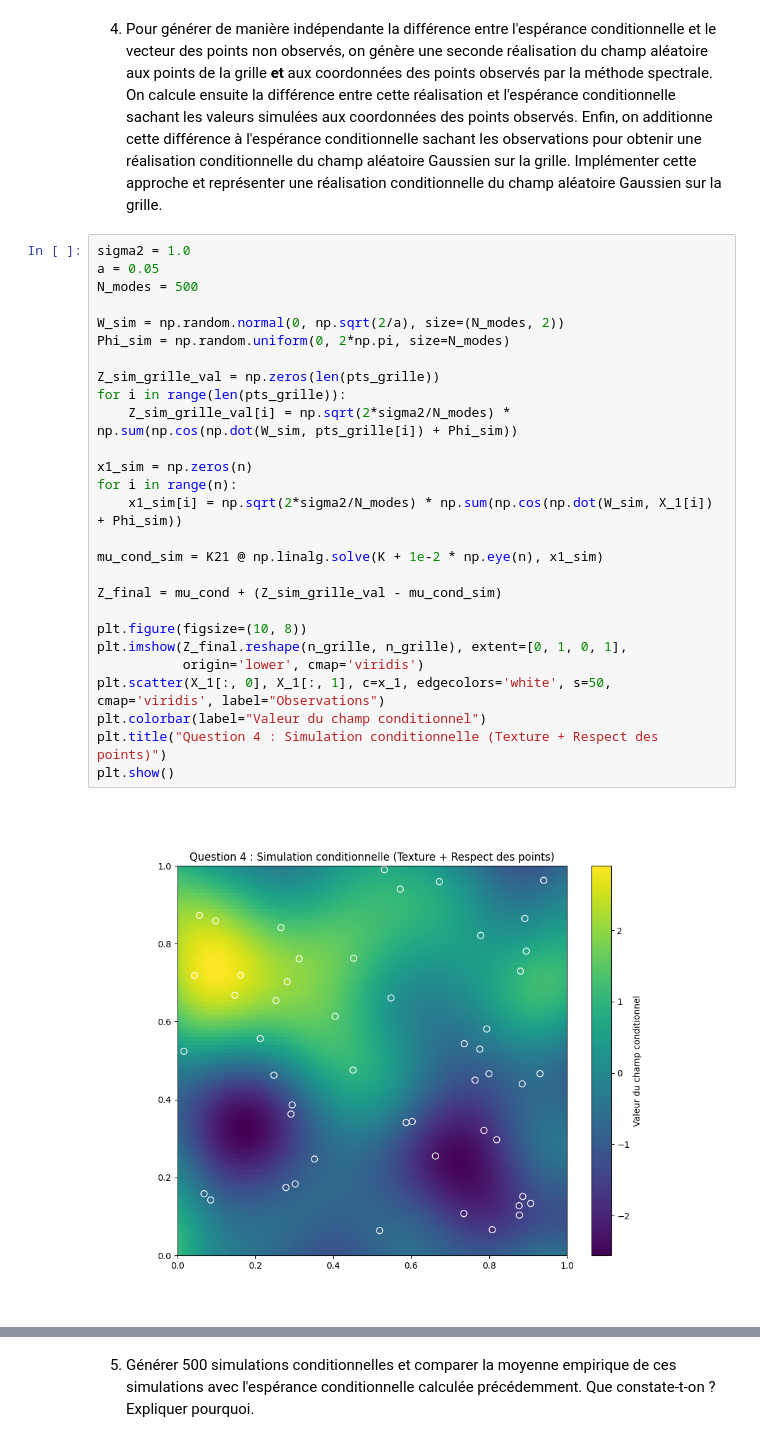
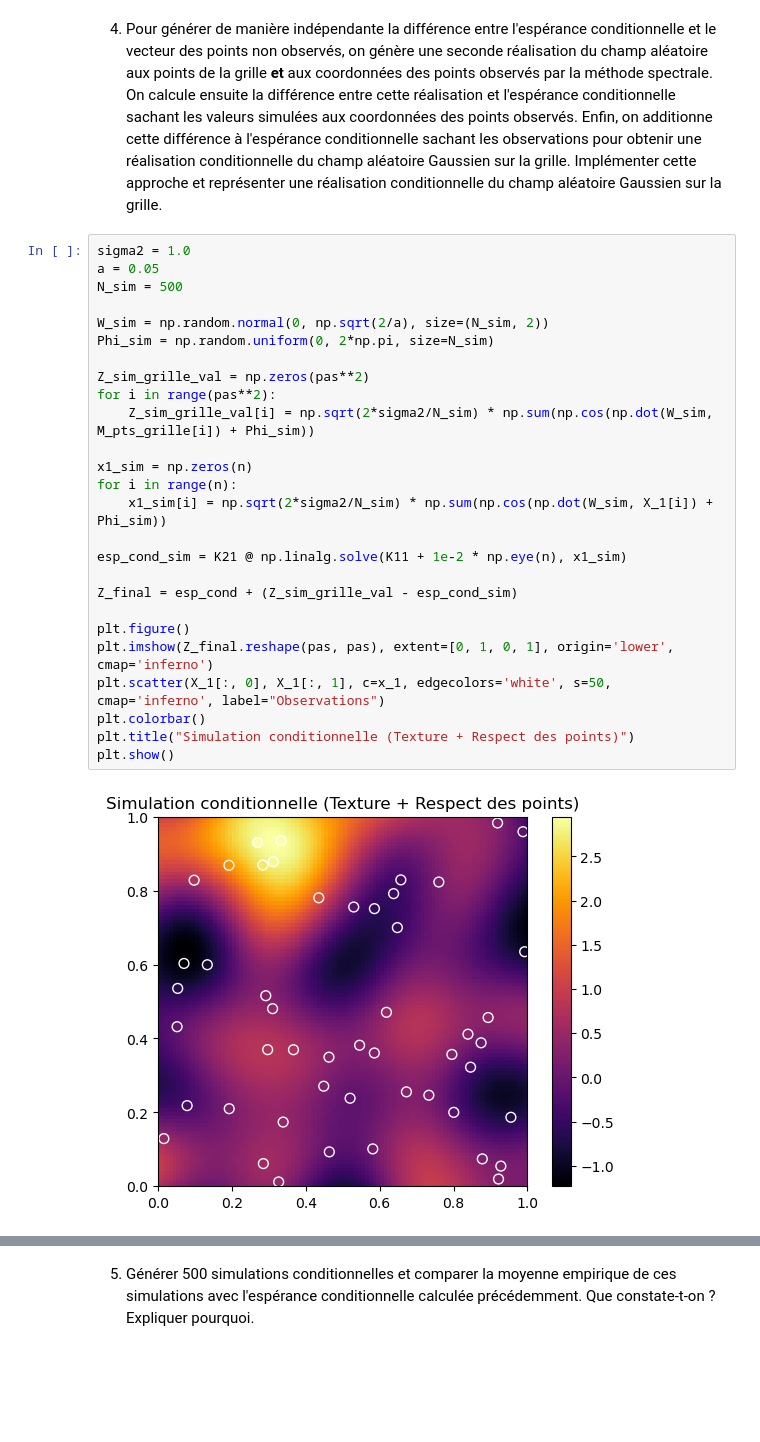
Before and after one commit to yannisalln/projet-proba, a Jupyter notebook: Projet Probabilités.ipynb, the cells around one changed output, grey strips where cells are left out. Saved outputs shown, nothing was run; the diff lists cells and outputs as text; blank space fills up the shorter version.

```diff
--- a/Projet Probabilités.ipynb
+++ b/Projet Probabilités.ipynb
@@ -356,29 +501,28 @@ plt.show()
 # %%
 sigma2 = 1.0
 a = 0.05
-N_modes = 500
+N_sim = 500
 
-W_sim = np.random.normal(0, np.sqrt(2/a), size=(N_modes, 2))
-Phi_sim = np.random.uniform(0, 2*np.pi, size=N_modes)
+W_sim = np.random.normal(0, np.sqrt(2/a), size=(N_sim, 2))
+Phi_sim = np.random.uniform(0, 2*np.pi, size=N_sim)
 
-Z_sim_grille_val = np.zeros(len(pts_grille))
-for i in range(len(pts_grille)):
-    Z_sim_grille_val[i] = np.sqrt(2*sigma2/N_modes) * np.sum(np.cos(np.dot(W_sim, pts_grille[i]) + Phi_sim))
+Z_sim_grille_val = np.zeros(pas**2)
+for i in range(pas**2):
+    Z_sim_grille_val[i] = np.sqrt(2*sigma2/N_sim) * np.sum(np.cos(np.dot(W_sim, M_pts_grille[i]) + Phi_sim))
 
 x1_sim = np.zeros(n)
 for i in range(n):
-    x1_sim[i] = np.sqrt(2*sigma2/N_modes) * np.sum(np.cos(np.dot(W_sim, X_1[i]) + Phi_sim))
+    x1_sim[i] = np.sqrt(2*sigma2/N_sim) * np.sum(np.cos(np.dot(W_sim, X_1[i]) + Phi_sim))
 
-mu_cond_sim = K21 @ np.linalg.solve(K + 1e-2 * np.eye(n), x1_sim)
+esp_cond_sim = K21 @ np.linalg.solve(K11 + 1e-2 * np.eye(n), x1_sim)
 
-Z_final = mu_cond + (Z_sim_grille_val - mu_cond_sim)
+Z_final = esp_cond + (Z_sim_grille_val - esp_cond_sim)
 
-plt.figure(figsize=(10, 8))
-plt.imshow(Z_final.reshape(n_grille, n_grille), extent=[0, 1, 0, 1],
-           origin='lower', cmap='viridis')
-plt.scatter(X_1[:, 0], X_1[:, 1], c=x_1, edgecolors='white', s=50, cmap='viridis', label="Observations")
-plt.colorbar(label="Valeur du champ conditionnel")
-plt.title("Question 4 : Simulation conditionnelle (Texture + Respect des points)")
+plt.figure()
+plt.imshow(Z_final.reshape(pas, pas), extent=[0, 1, 0, 1], origin='lower', cmap='inferno')
+plt.scatter(X_1[:, 0], X_1[:, 1], c=x_1, edgecolors='white', s=50, cmap='inferno', label="Observations")
+plt.colorbar()
+plt.title("Simulation conditionnelle (Texture + Respect des points)")
 plt.show()
 # %% [output]
-[figure, old version]
+[figure, new version]
```
Also changed, not shown: parts of 26 cells of this notebook.
